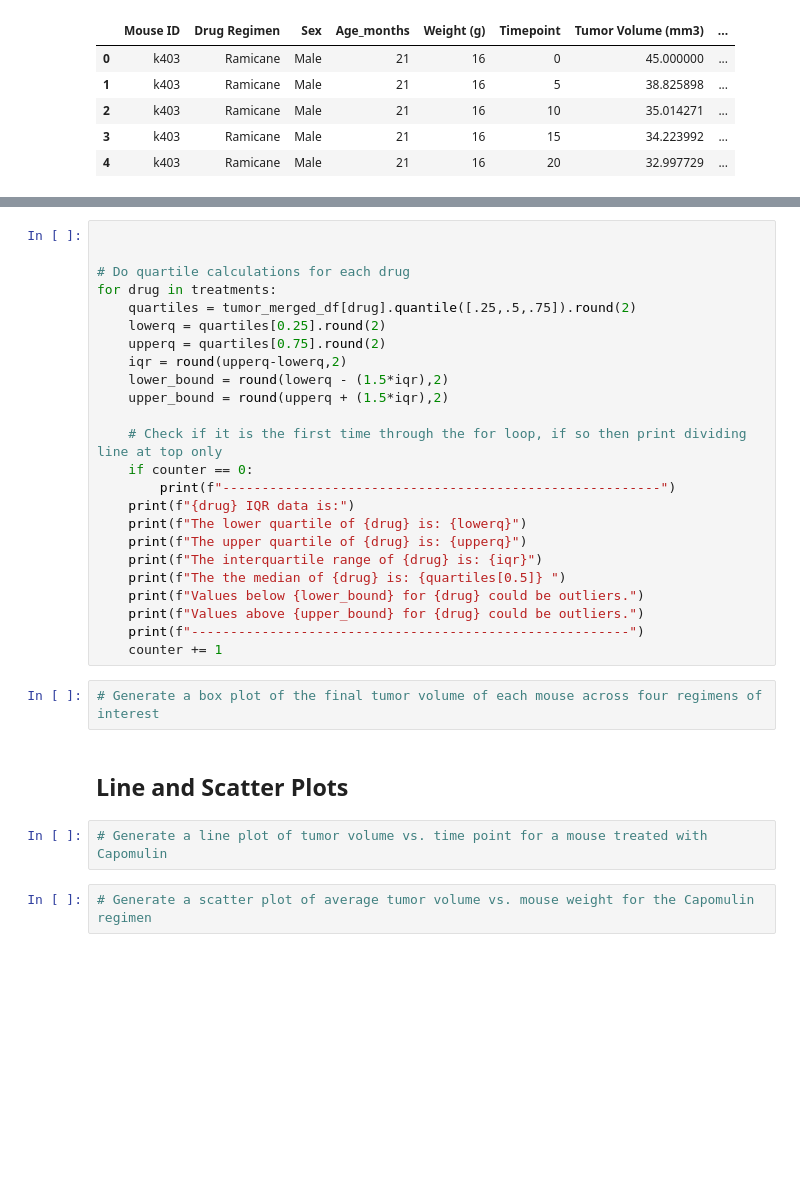
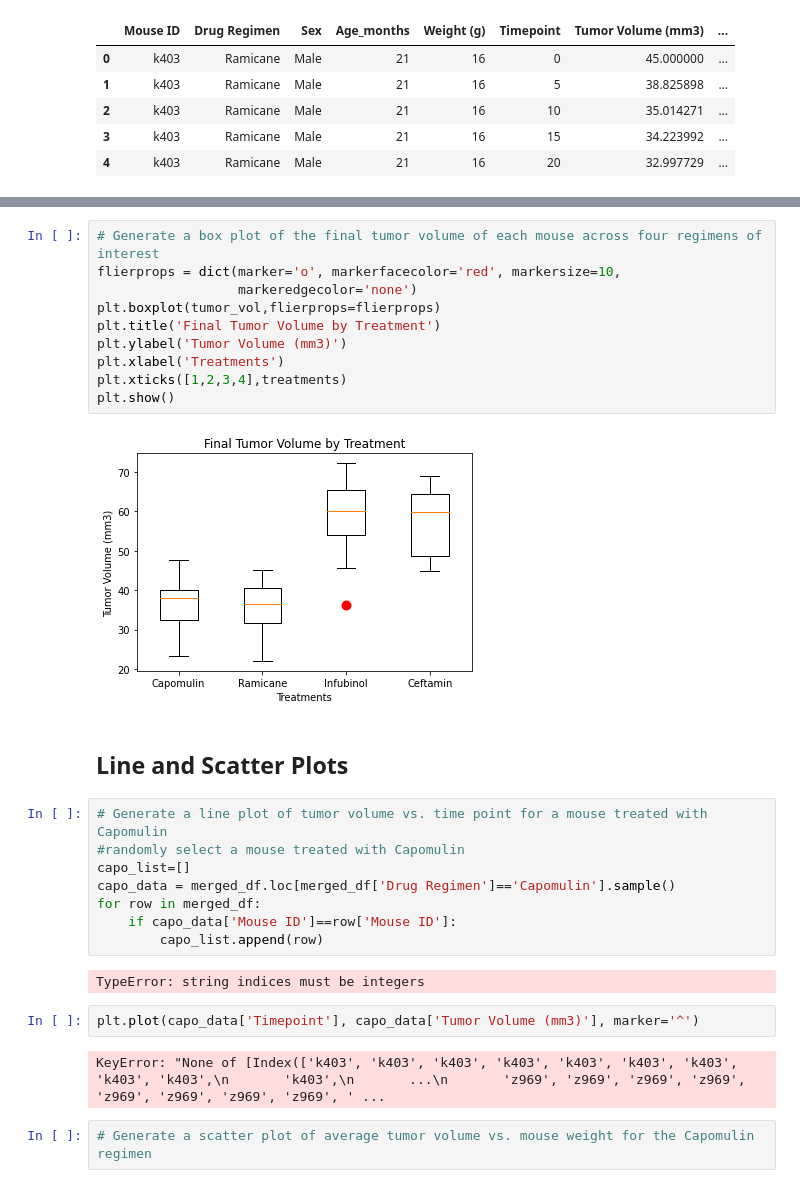
Before and after one commit to jakewmayfield/Matplotlib-Pymaceuticals, a Jupyter notebook: Pymaceuticals-Matplotlib.ipynb, the cells around one changed output, grey strips where cells are left out. Drawn from its saved outputs; the diff is of its cells as text; blank space fills up the shorter version.

Commit message:
completed box plots

```diff
--- a/Pymaceuticals-Matplotlib.ipynb
+++ b/Pymaceuticals-Matplotlib.ipynb
@@ -251,33 +239,31 @@ AttributeError: 'list' object has no attribute 'loc'
-# %%
-
-
-# Do quartile calculations for each drug
-for drug in treatments:
-    quartiles = tumor_merged_df[drug].quantile([.25,.5,.75]).round(2)
-    lowerq = quartiles[0.25].round(2)
-    upperq = quartiles[0.75].round(2)
-    iqr = round(upperq-lowerq,2)
-    lower_bound = round(lowerq - (1.5*iqr),2)
-    upper_bound = round(upperq + (1.5*iqr),2)
-
-    # Check if it is the first time through the for loop, if so then print dividing line at top only
-    if counter == 0:
-        print(f"--------------------------------------------------------")
-    print(f"{drug} IQR data is:")
-    print(f"The lower quartile of {drug} is: {lowerq}")
-    print(f"The upper quartile of {drug} is: {upperq}")
-    print(f"The interquartile range of {drug} is: {iqr}")
-    print(f"The the median of {drug} is: {quartiles[0.5]} ")
-    print(f"Values below {lower_bound} for {drug} could be outliers.")
-    print(f"Values above {upper_bound} for {drug} could be outliers.")
-    print(f"--------------------------------------------------------")
-    counter += 1
 # %%
 # Generate a box plot of the final tumor volume of each mouse across four regimens of interest
+flierprops = dict(marker='o', markerfacecolor='red', markersize=10,
+                  markeredgecolor='none')
+plt.boxplot(tumor_vol,flierprops=flierprops)
+plt.title('Final Tumor Volume by Treatment')
+plt.ylabel('Tumor Volume (mm3)')
+plt.xlabel('Treatments')
+plt.xticks([1,2,3,4],treatments)
+plt.show()
+# %% [output]
+[figure, added]
 # %% [markdown]
 ## Line and Scatter Plots
 # %%
 # Generate a line plot of tumor volume vs. time point for a mouse treated with Capomulin
+#randomly select a mouse treated with Capomulin
+capo_list=[]
+capo_data = merged_df.loc[merged_df['Drug Regimen']=='Capomulin'].sample()
+for row in merged_df:
+    if capo_data['Mouse ID']==row['Mouse ID']:
+        capo_list.append(row)
+# %% [output]
+TypeError: string indices must be integers
+# %%
+plt.plot(capo_data['Timepoint'], capo_data['Tumor Volume (mm3)'], marker='^')
+# %% [output]
+KeyError: "None of [Index(['k403', 'k403', 'k403', 'k403', 'k403', 'k403', 'k403', 'k403', 'k403',\n       'k403',\n       ...\n       'z969', 'z969', 'z969', 'z969', 'z969', 'z969', 'z969', 'z969', ' ...
 # %%
 # Generate a scatter plot of average tumor volume vs. mouse weight for the Capomulin regimen
 # %% [markdown]
```
Also changed, not shown: parts of 8 cells of this notebook.
